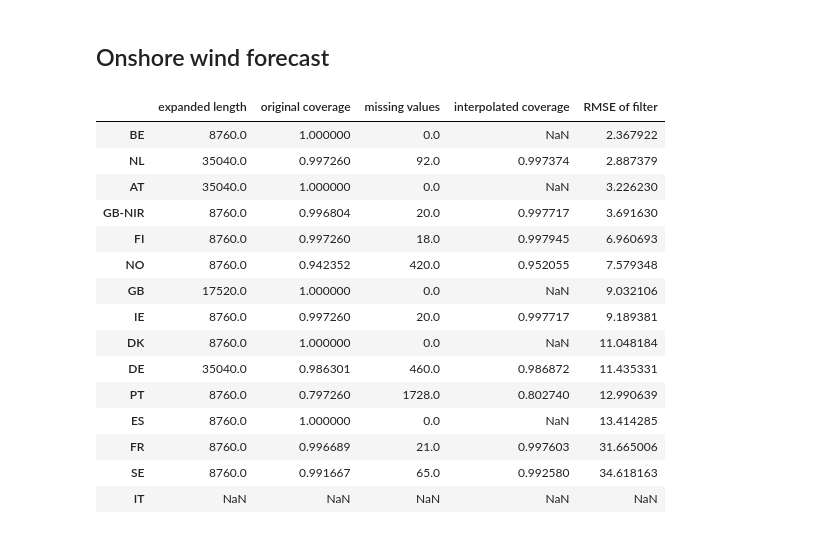
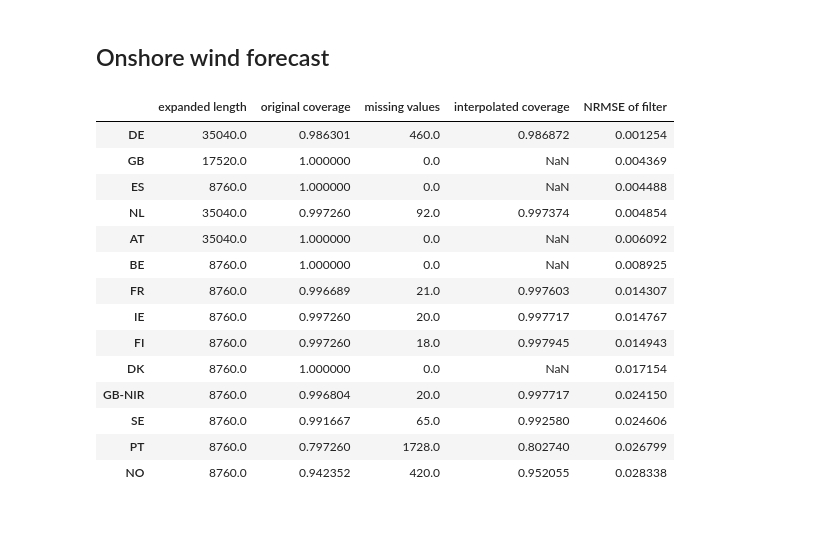
Before and after one commit to vttresearch/windtask25-timeseries, a Jupyter notebook: notebooks/02b-analyze-cleaning.ipynb, the cells around one changed output. Cells and saved outputs as stored; diff of their text form; code cells hidden in the pictures.

```diff
--- a/notebooks/02b-analyze-cleaning.ipynb
+++ b/notebooks/02b-analyze-cleaning.ipynb
@@ -83,27 +83,26 @@ plot_highest_errors(raw_data['DK'], cleaned_data['DK'])
 # %%
 raw_data = pd.read_csv('../data/raw/ENTSO-E_TP/ENTSO-E_TP_forecast_Wind Onshore.csv', index_col=0, parse_dates=True)
 for other_src_path in glob('../data/raw/others/*_forecast_Wind Onshore.csv'):
     other_source = pd.read_csv(other_src_path,
                                 index_col=0, parse_dates=True)
     for col, ts in other_source.iteritems():
         raw_data[col] = ts
 cleaned_data = pd.read_csv('../data/intermediate/Forecast Wind Onshore.csv', index_col=0, parse_dates=True)
 statistics = pd.read_csv('../data/intermediate/Statistics forecast Wind Onshore.csv', index_col=0)
-statistics.sort_values('RMSE of filter')
+statistics.sort_values('NRMSE of filter')
 # %% [output]
-|  | expanded length | original coverage | missing values | interpolated coverage | RMSE of filter |
-| BE | 8760.0 | 1.000000 | 0.0 | NaN | 2.367922 |
-| NL | 35040.0 | 0.997260 | 92.0 | 0.997374 | 2.887379 |
-| AT | 35040.0 | 1.000000 | 0.0 | NaN | 3.226230 |
-| GB-NIR | 8760.0 | 0.996804 | 20.0 | 0.997717 | 3.691630 |
-| FI | 8760.0 | 0.997260 | 18.0 | 0.997945 | 6.960693 |
-| NO | 8760.0 | 0.942352 | 420.0 | 0.952055 | 7.579348 |
-| GB | 17520.0 | 1.000000 | 0.0 | NaN | 9.032106 |
-| IE | 8760.0 | 0.997260 | 20.0 | 0.997717 | 9.189381 |
-| DK | 8760.0 | 1.000000 | 0.0 | NaN | 11.048184 |
-| DE | 35040.0 | 0.986301 | 460.0 | 0.986872 | 11.435331 |
-| PT | 8760.0 | 0.797260 | 1728.0 | 0.802740 | 12.990639 |
-| ES | 8760.0 | 1.000000 | 0.0 | NaN | 13.414285 |
-| FR | 8760.0 | 0.996689 | 21.0 | 0.997603 | 31.665006 |
-| SE | 8760.0 | 0.991667 | 65.0 | 0.992580 | 34.618163 |
-| IT | NaN | NaN | NaN | NaN | NaN |
+|  | expanded length | original coverage | missing values | interpolated coverage | NRMSE of filter |
+| DE | 35040.0 | 0.986301 | 460.0 | 0.986872 | 0.001254 |
+| GB | 17520.0 | 1.000000 | 0.0 | NaN | 0.004369 |
+| ES | 8760.0 | 1.000000 | 0.0 | NaN | 0.004488 |
+| NL | 35040.0 | 0.997260 | 92.0 | 0.997374 | 0.004854 |
+| AT | 35040.0 | 1.000000 | 0.0 | NaN | 0.006092 |
+| BE | 8760.0 | 1.000000 | 0.0 | NaN | 0.008925 |
+| FR | 8760.0 | 0.996689 | 21.0 | 0.997603 | 0.014307 |
+| IE | 8760.0 | 0.997260 | 20.0 | 0.997717 | 0.014767 |
+| FI | 8760.0 | 0.997260 | 18.0 | 0.997945 | 0.014943 |
+| DK | 8760.0 | 1.000000 | 0.0 | NaN | 0.017154 |
+| GB-NIR | 8760.0 | 0.996804 | 20.0 | 0.997717 | 0.024150 |
+| SE | 8760.0 | 0.991667 | 65.0 | 0.992580 | 0.024606 |
+| PT | 8760.0 | 0.797260 | 1728.0 | 0.802740 | 0.026799 |
+| NO | 8760.0 | 0.942352 | 420.0 | 0.952055 | 0.028338 |
```
Also changed, not shown: parts of 12 cells of this notebook, 2 other files.
